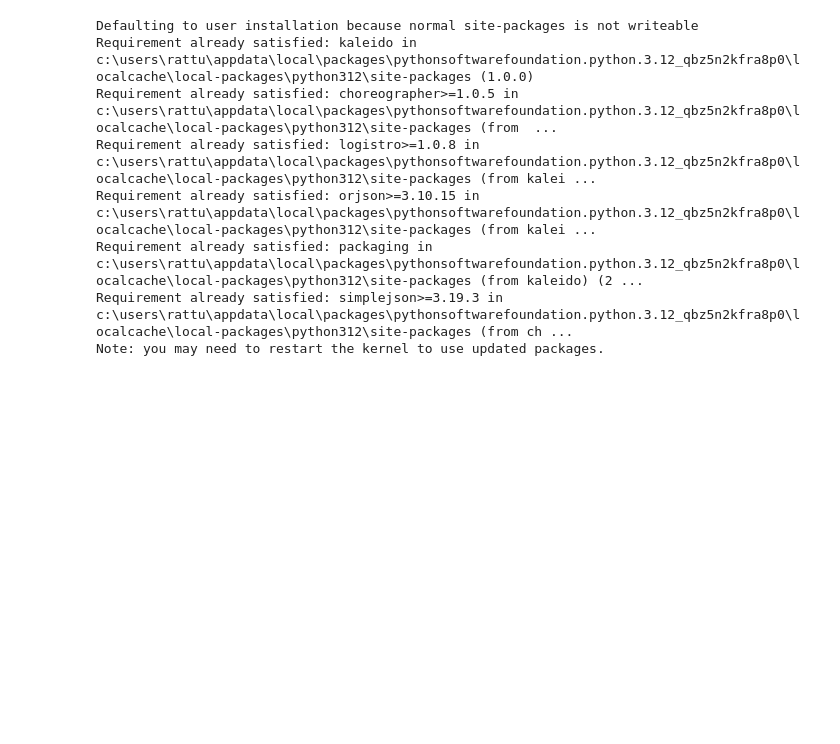
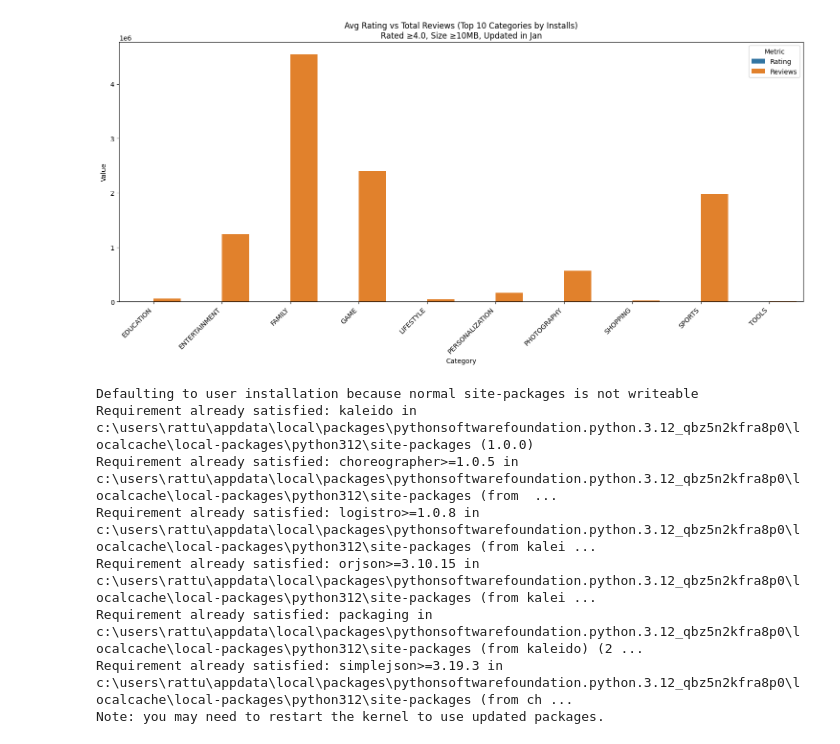
Before and after one commit to mithileshkumarrattu/NULLCLASS-INTERNSHIP, a Jupyter notebook: Tasks.ipynb, the cells around one changed output. Cells and saved outputs as stored; diff of their text form; code cells hidden in the pictures; blank space fills up the shorter version.

```diff
--- a/Tasks.ipynb
+++ b/Tasks.ipynb
@@ -15,7 +15,7 @@ def draw_grouped_bar_dashboard(apps_df, parent_frame):
     tz = pytz.timezone('Asia/Kolkata')
     now = datetime.now(tz)
     start_hour = 15  # 3 PM
-    end_hour = 17    # 5 PM
+    end_hour = 17   # 5 PM
 
     # Remove any prior widgets in frame
     for widget in parent_frame.winfo_children():
@@ -37,13 +37,13 @@ def draw_grouped_bar_dashboard(apps_df, parent_frame):
 
     apps_df = apps_df.copy()
     apps_df['Size_M'] = apps_df['Size'].apply(parse_size)
+    # Clean Installs column and convert to integer, coerce errors to NaN
     apps_df['InstallsInt'] = (
         apps_df['Installs'].astype(str)
         .str.replace('+', '', regex=False)
         .str.replace(',', '', regex=False)
-        .astype(float)
-        .astype(int)
     )
+    apps_df['InstallsInt'] = pd.to_numeric(apps_df['InstallsInt'], errors='coerce').astype('Int64')
     apps_df['Last Updated'] = pd.to_datetime(apps_df['Last Updated'], errors='coerce')
     apps_df['Update_Month'] = apps_df['Last Updated'].dt.month
 
@@ -62,9 +62,12 @@ def draw_grouped_bar_dashboard(apps_df, parent_frame):
     )
     filtered = filtered[filtered['Category'].isin(top_cats)]
 
+    # Ensure Reviews column is numeric, coerce errors to NaN, then fill NaN with 0
+    filtered['Reviews'] = pd.to_numeric(filtered['Reviews'], errors='coerce').fillna(0)
+
     plot_df = filtered.groupby('Category').agg({
         'Rating': 'mean',
-        'Reviews': lambda x: x.astype(np.int64).sum()
+        'Reviews': 'sum'
     }).reset_index()
     plot_df['Reviews'] = plot_df['Reviews'].astype(float)
     plot_df = plot_df.melt(id_vars='Category', value_vars=['Rating', 'Reviews'],
@@ -74,33 +77,35 @@ def draw_grouped_bar_dashboard(apps_df, parent_frame):
     sns.barplot(data=plot_df, x='Category', y='Value', hue='Metric', ax=ax)
     ax.set_title('Avg Rating vs Total Reviews (Top 10 Categories by Installs)\nRated ≥4.0, Size ≥10MB, Updated in Jan')
     ax.set_xlabel('Category')
     ax.set_ylabel('Value')
     ax.set_xticklabels(ax.get_xticklabels(), rotation=45, ha='right')
     fig.tight_layout()
     canvas = FigureCanvasTkAgg(fig, master=parent_frame)
     canvas.draw()
     canvas.get_tk_widget().pack(expand=True, fill="both")
 
 
 class AppDashboard(tk.Tk):
     def __init__(self, apps_df):
         super().__init__()
         self.title("Google Play Store Grouped Bar Chart Dashboard")
         self.geometry("1200x700")
         self.configure(bg='white')
 
         main_frame = ttk.Frame(self, padding="10")
         main_frame.pack(fill=tk.BOTH, expand=True)
 
         chart_frame = ttk.Frame(main_frame)
         chart_frame.pack(fill=tk.BOTH, expand=True)
 
         draw_grouped_bar_dashboard(apps_df, chart_frame)
 
 if __name__ == "__main__":
     apps_df = pd.read_csv('Play-Store-Data.csv')
     app = AppDashboard(apps_df)
     app.mainloop()
+# %% [output]
+[figure, added]
 # %%
 pip install --upgrade kaleido
 # %% [output]
```
Also changed, not shown: parts of 5 cells of this notebook.
